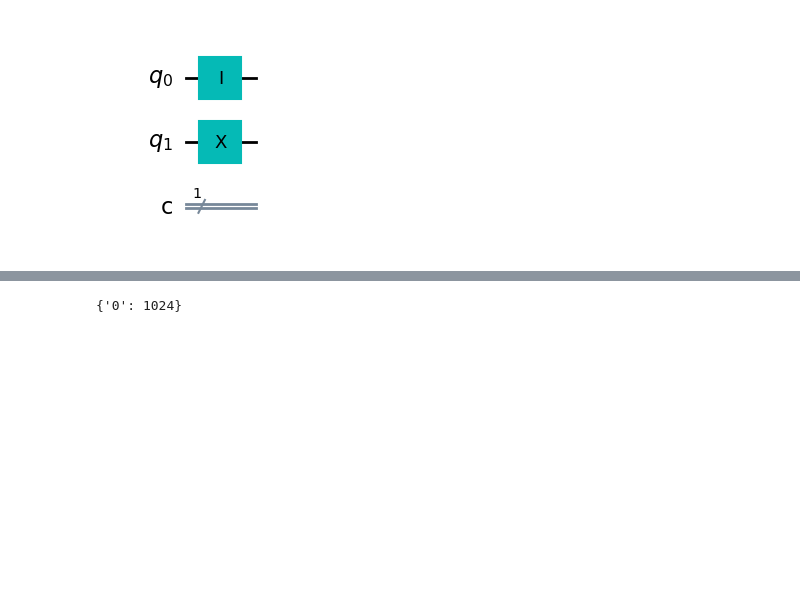
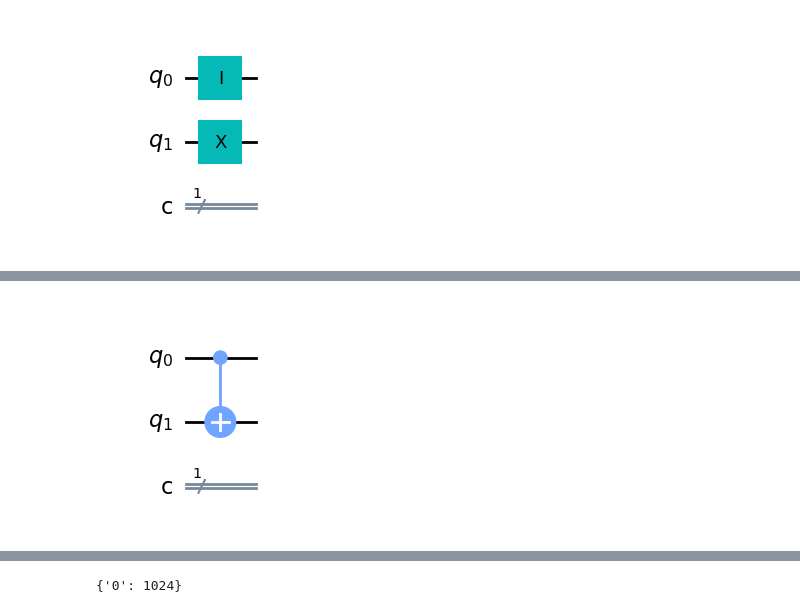
Before and after one commit to G00378925/emerging-technologies, a Jupyter notebook: notebooks/05-quantum-computing.ipynb, the cells around one changed output, grey strips where cells are left out. Saved outputs shown, nothing was run; the diff lists cells and outputs as text; code cells hidden in the pictures; blank space fills up the shorter version.

```diff
--- a/notebooks/05-quantum-computing.ipynb
+++ b/notebooks/05-quantum-computing.ipynb
@@ -378,0 +403,6 @@ constant_one_f.draw(output="mpl")
+# %%
+balanced_identity_f = qiskit.QuantumCircuit(2, 1) # Two qubits, 1 classical
+balanced_identity_f.cnot(0, 1) # Apply controlled not to qubits 0 and 1
+balanced_identity_f.draw(output="mpl")
+# %% [output]
+[figure, added]
```
Also changed, not shown: parts of 30 cells of this notebook.
